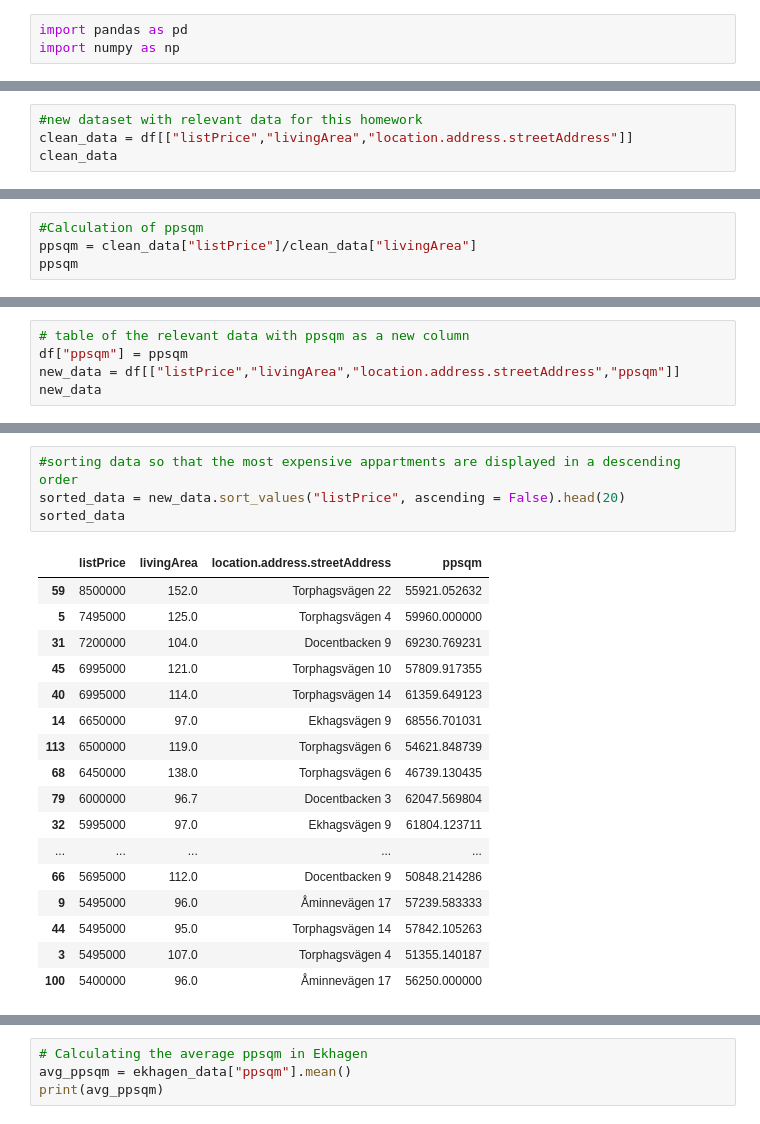
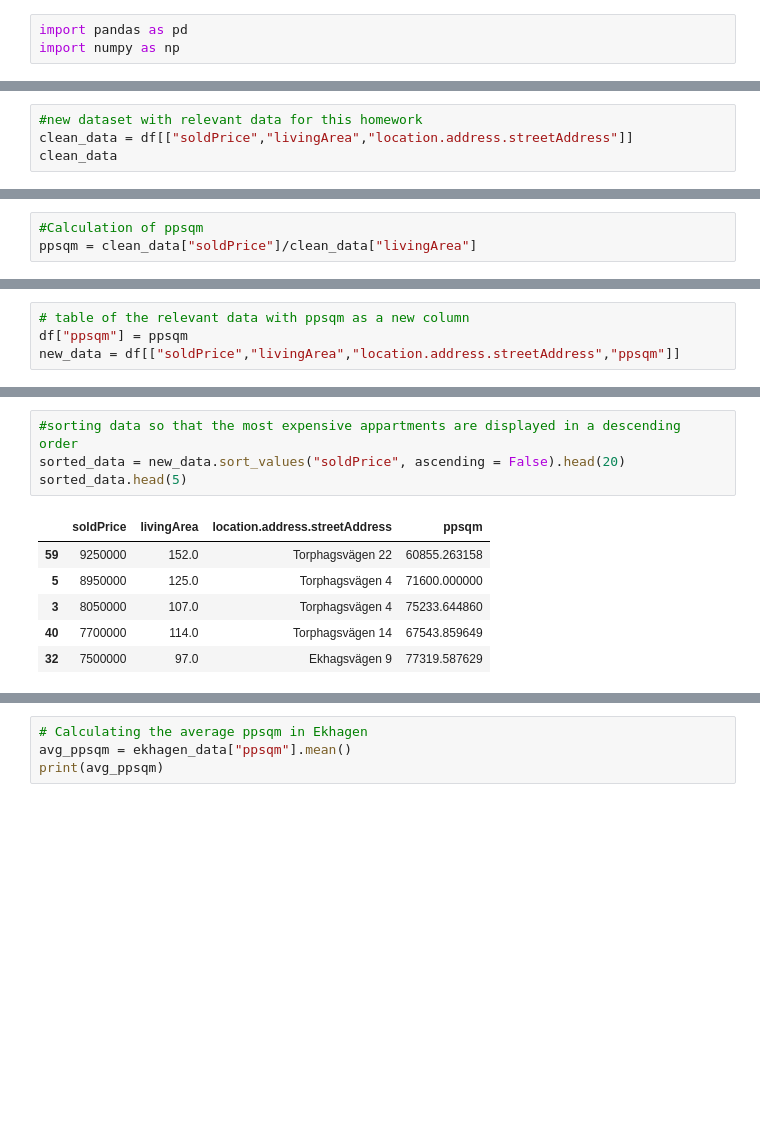
Before and after one commit to gus554/su-mt4007, a Jupyter notebook: HW2/Homework2.ipynb, the cells around one changed output, grey strips where cells are left out. Saved outputs shown, nothing was run; the diff lists cells and outputs as text; blank space fills up the shorter version.

```diff
--- a/HW2/HW2.ipynb
+++ b/HW2/Homework2.ipynb
@@ -23,5 +8,5 @@ df.head(20)
 # %%
 #new dataset with relevant data for this homework
-clean_data = df[["listPrice","livingArea","location.address.streetAddress"]]
+clean_data = df[["soldPrice","livingArea","location.address.streetAddress"]]
 clean_data
 # %% [output]
@@ -40,5 +25,4 @@ clean_data
 158 rows × 3 columns
 # %%
 #Calculation of ppsqm
-ppsqm = clean_data["listPrice"]/clean_data["livingArea"]
-ppsqm
+ppsqm = clean_data["soldPrice"]/clean_data["livingArea"]
@@ -58,5 +29,4 @@ Length: 158, dtype: float64
 # %%
 # table of the relevant data with ppsqm as a new column
 df["ppsqm"] = ppsqm
-new_data = df[["listPrice","livingArea","location.address.streetAddress","ppsqm"]]
-new_data
+new_data = df[["soldPrice","livingArea","location.address.streetAddress","ppsqm"]]
@@ -77,25 +33,14 @@ new_data
 # %%
 #sorting data so that the most expensive appartments are displayed in a descending order
-sorted_data = new_data.sort_values("listPrice", ascending = False).head(20)
-sorted_data
+sorted_data = new_data.sort_values("soldPrice", ascending = False).head(20)
+sorted_data.head(5)
 # %% [output]
-|  | listPrice | livingArea | location.address.streetAddress | ppsqm |
-| 59 | 8500000 | 152.0 | Torphagsvägen 22 | 55921.052632 |
-| 5 | 7495000 | 125.0 | Torphagsvägen 4 | 59960.000000 |
-| 31 | 7200000 | 104.0 | Docentbacken 9 | 69230.769231 |
-| 45 | 6995000 | 121.0 | Torphagsvägen 10 | 57809.917355 |
-| 40 | 6995000 | 114.0 | Torphagsvägen 14 | 61359.649123 |
-| 14 | 6650000 | 97.0 | Ekhagsvägen 9 | 68556.701031 |
-| 113 | 6500000 | 119.0 | Torphagsvägen 6 | 54621.848739 |
-| 68 | 6450000 | 138.0 | Torphagsvägen 6 | 46739.130435 |
-| 79 | 6000000 | 96.7 | Docentbacken 3 | 62047.569804 |
-| 32 | 5995000 | 97.0 | Ekhagsvägen 9 | 61804.123711 |
-| ... | ... | ... | ... | ... |
-| 66 | 5695000 | 112.0 | Docentbacken 9 | 50848.214286 |
-| 9 | 5495000 | 96.0 | Åminnevägen 17 | 57239.583333 |
-| 44 | 5495000 | 95.0 | Torphagsvägen 14 | 57842.105263 |
-| 3 | 5495000 | 107.0 | Torphagsvägen 4 | 51355.140187 |
-| 100 | 5400000 | 96.0 | Åminnevägen 17 | 56250.000000 |
+|  | soldPrice | livingArea | location.address.streetAddress | ppsqm |
+| 59 | 9250000 | 152.0 | Torphagsvägen 22 | 60855.263158 |
+| 5 | 8950000 | 125.0 | Torphagsvägen 4 | 71600.000000 |
+| 3 | 8050000 | 107.0 | Torphagsvägen 4 | 75233.644860 |
+| 40 | 7700000 | 114.0 | Torphagsvägen 14 | 67543.859649 |
+| 32 | 7500000 | 97.0 | Ekhagsvägen 9 | 77319.587629 |
 # %%
 # Filtering data for area ekhagen
 ekhagen_data = new_data[new_data["location.address.streetAddress"].str.startswith("Ekhagsvägen")]
```
Also changed, not shown: parts of 13 cells of this notebook.
